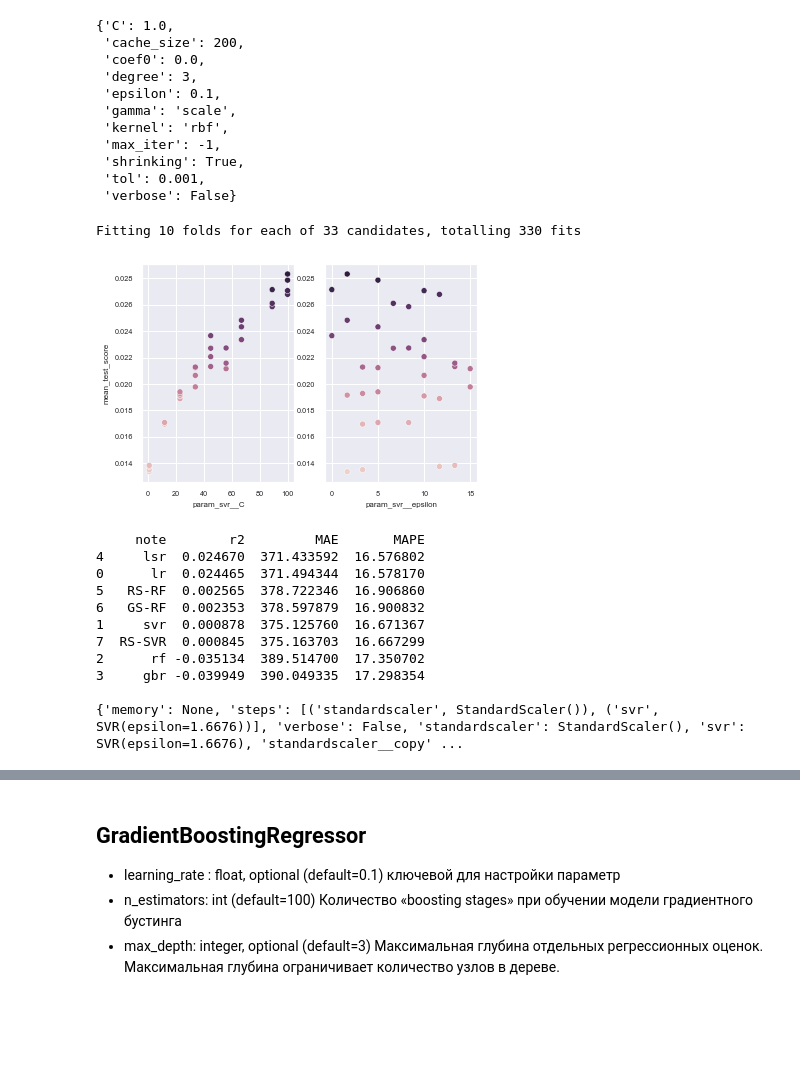
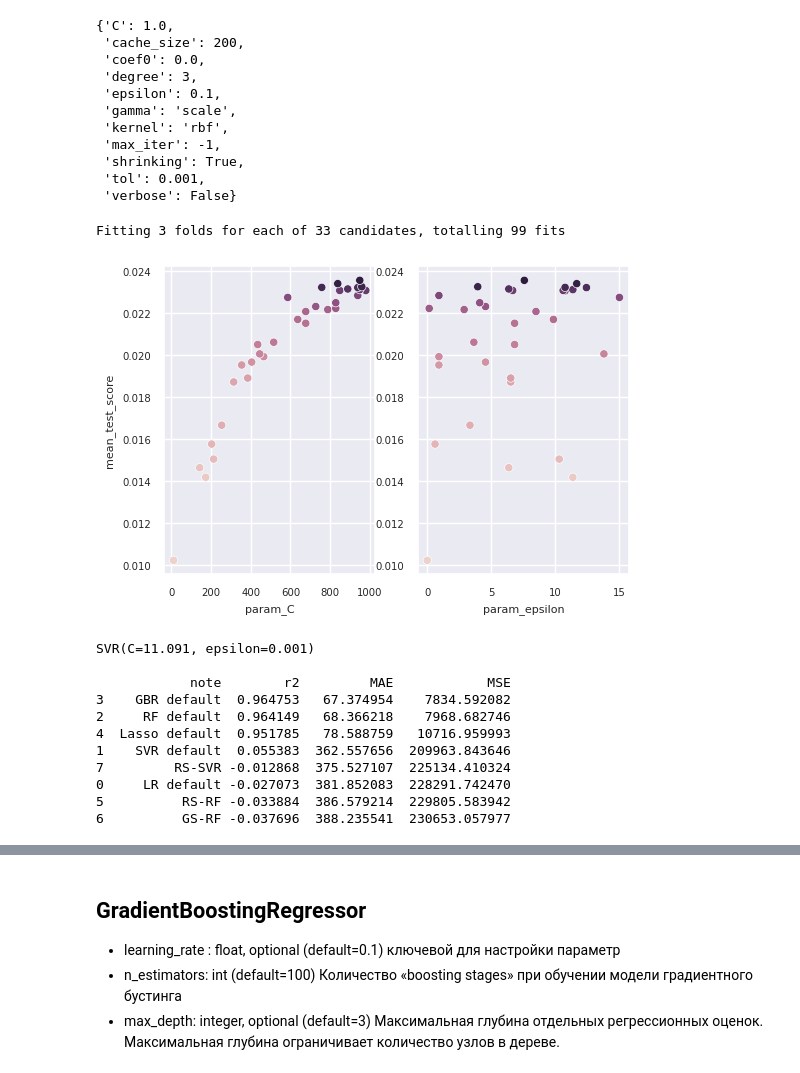
Before and after one commit to ritulupov/BKP, a Jupyter notebook: notebook.ipynb, the cells around one changed output, grey strips where cells are left out. Saved outputs shown, nothing was run; the diff lists cells and outputs as text; code cells hidden in the pictures; blank space fills up the shorter version.

```diff
--- a/notebook.ipynb
+++ b/notebook.ipynb
@@ -110,0 +113,2 @@ targ_cols = ['Модуль упругости при растяжении,ГПа
+# %%
+cur_target_cols=['Прочность при растяжении, МПа']  # целевые колонки
@@ -337,2 +428,0 @@ w_df.describe().T
-# %%
-w_df = w_df.drop(drop_cols, axis=1)
@@ -390,2 +469,0 @@ def mls(note, data):
-# %%
-est_df = mls('', w_df) # обучение 5 моделей результаты в est_df
@@ -542,20 +539,19 @@ Traceback (most recent call last):
 # %%
 GSCV = GridSearchCV(RandomForestRegressor(), {
-    'n_estimators': [300, 350, 522],
-    'max_features': ['log2', 'sqrt', 1.0, 2.0],
-    'max_depth': [11, 10, 12],
-    'min_samples_split': [2, 3, 1],
-    'min_samples_leaf': [3, 4, 5],
-    'bootstrap': [True]
+    'n_estimators': [220, 230, 240],
+    'max_features': [7, 8, 9],
+    'min_samples_split': [2, 9, 10],
+    'min_samples_leaf': [2],
     },
-    cv=2, scoring='r2')
+    cv=10, scoring='r2')
 
 X_train, X_test, y_train, y_test = tt_split(w_df)
 GSCV.fit(X_train, y_train)
 print(GSCV.best_estimator_ )
 print()
 est_df = pd.concat([est_df,
-                    est('GS-RF',GSCV.best_estimator_, w_df)],
-                   ignore_index=True)
+                    est('GS-RF', GSCV.best_estimator_, w_df)
+                    ], ignore_index=True
+                   )
 est_df.drop('params', axis=1).sort_values(by='r2', ascending=False)
 # %% [output]
@@ -624,35 +602,35 @@ SVR().get_params()
  'tol': 0.001,
  'verbose': False}
 # %%
-tmp = rs_viz('SVR', make_pipeline(StandardScaler(), SVR()), w_df, {
-    'svr__C': [round(x, 3) for x in np.linspace(start = 1,
-                                                stop = 100,
-                                                num = 10)],
-    'svr__epsilon': [round(x, 4) for x in np.linspace(start = 0.001,
+tmp = rs_viz('SVR', SVR(), w_df, {
+    'C': [round(x, 3) for x in np.linspace(start = 1,
+                                                stop = 1000,
+                                                num = 100)],
+    'epsilon': [round(x, 4) for x in np.linspace(start = 0.001,
                                                       stop = 15,
-                                                      num = 10)],
-    #'svr__kernel': ['rbf'],
-    #'svr__gamma': ['scale']
+                                                      num = 100)],
+    #'kernel': ['rbf'],
+    #'gamma': ['scale']
     #[round(x, 3) for x in np.linspace(start = 0.001, stop = 0.999, num = 5)]
     },
     ncols=2)
 
 est_df = pd.concat([est_df, tmp[0]], ignore_index=True)
+print(*tmp[0]['params'])
+print()
 print(est_df.drop(['params'], axis=1).sort_values(by='r2', ascending=False))
-print()
-print(*tmp[0]['params'])
 # %% [output]
-Fitting 10 folds for each of 33 candidates, totalling 330 fits
+Fitting 3 folds for each of 33 candidates, totalling 99 fits
-[figure, old version]
+[figure, new version]
-     note        r2         MAE       MAPE
-4     lsr  0.024670  371.433592  16.576802
-0      lr  0.024465  371.494344  16.578170
-5   RS-RF  0.002565  378.722346  16.906860
-6   GS-RF  0.002353  378.597879  16.900832
-1     svr  0.000878  375.125760  16.671367
-7  RS-SVR  0.000845  375.163703  16.667299
-2      rf -0.035134  389.514700  17.350702
-3     gbr -0.039949  390.049335  17.298354
+SVR(C=11.091, epsilon=0.001)
 
-{'memory': None, 'steps': [('standardscaler', StandardScaler()), ('svr', SVR(epsilon=1.6676))], 'verbose': False, 'standardscaler': StandardScaler(), 'svr': SVR(epsilon=1.6676), 'standardscaler__copy' ...
+            note        r2         MAE            MSE
+3    GBR default  0.964753   67.374954    7834.592082
+2     RF default  0.964149   68.366218    7968.682746
+4  Lasso default  0.951785   78.588759   10716.959993
+1    SVR default  0.055383  362.557656  209963.843646
+7         RS-SVR -0.012868  375.527107  225134.410324
+0     LR default -0.027073  381.852083  228291.742470
+5          RS-RF -0.033884  386.579214  229805.583942
+6          GS-RF -0.037696  388.235541  230653.057977
 # %%
```
Also changed, not shown: parts of 88 cells of this notebook, 1 other file.
